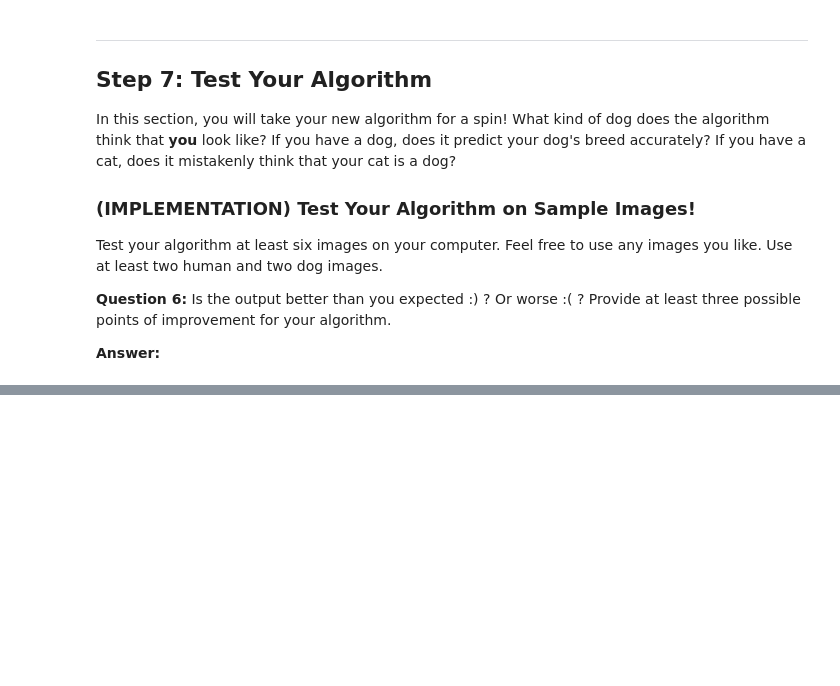
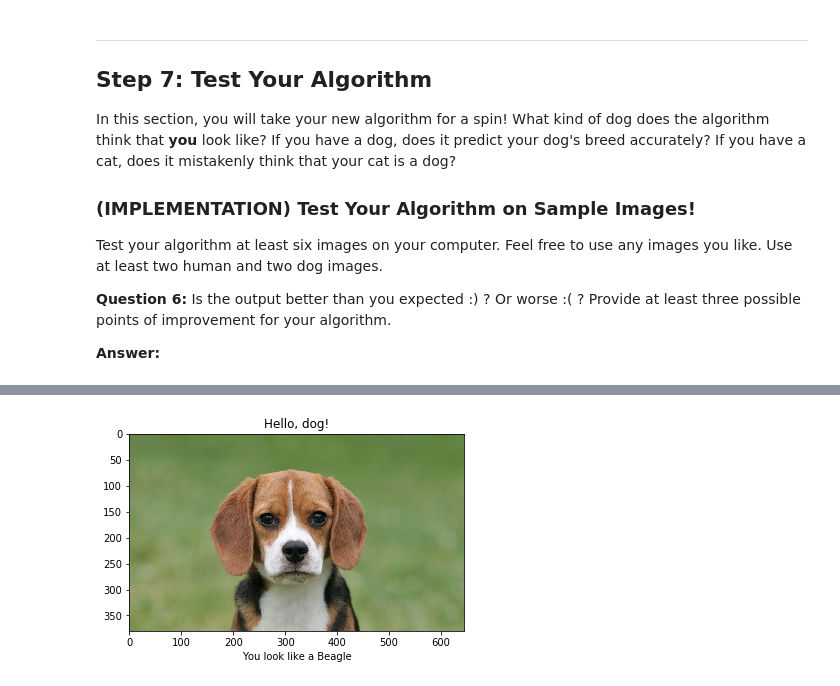
Before and after one commit to andsav/AIND2-CNN, a Jupyter notebook: dog_app.ipynb, the cells around one changed output, grey strips where cells are left out. Saved outputs shown, nothing was run; the diff lists cells and outputs as text; code cells hidden in the pictures; blank space fills up the shorter version.

```diff
--- a/dog_app.ipynb
+++ b/dog_app.ipynb
@@ -666,0 +777,4 @@ __Answer:__
+# %%
+dog_breed_classifier("images/beagle.jpg")
+# %% [output]
+[figure, added]
```
Also changed, not shown: parts of 23 cells of this notebook, 12 other files.
